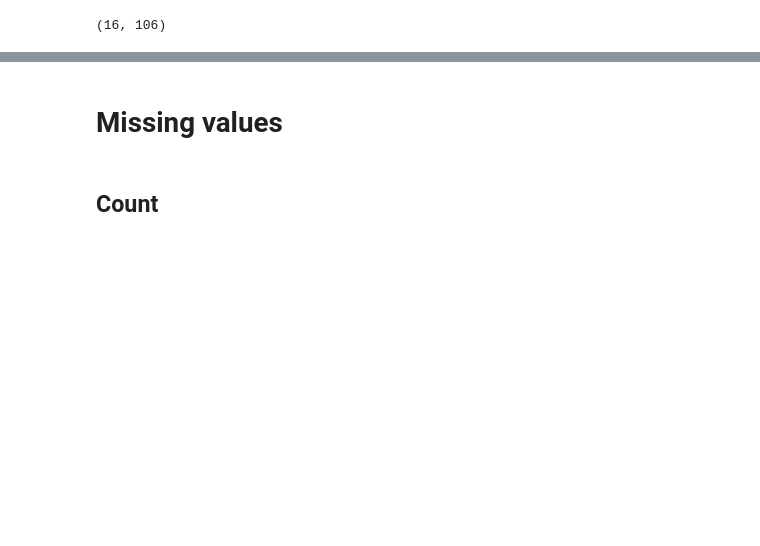
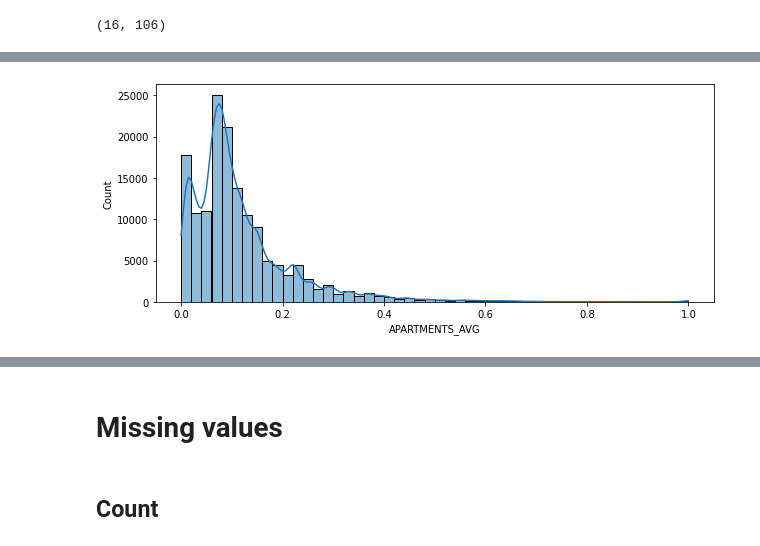
Before and after one commit to kelhoussaini/Home-Credit-Prediction, a Jupyter notebook: notebooks/Data Preparation.ipynb, the cells around one changed output, grey strips where cells are left out. Saved outputs shown, nothing was run; the diff lists cells and outputs as text; code cells hidden in the pictures; blank space fills up the shorter version.

```diff
--- a/notebooks/Data Preparation.ipynb
+++ b/notebooks/Data Preparation.ipynb
@@ -55,0 +131,5 @@ len(cat_cols), len(num_cols)
+# %%
+plt.figure(figsize = (10, 4))
+sns.histplot(df['APARTMENTS_AVG'], kde=True, bins= 50);
+# %% [output]
+[figure, added]
```
Also changed, not shown: parts of 47 cells of this notebook.
